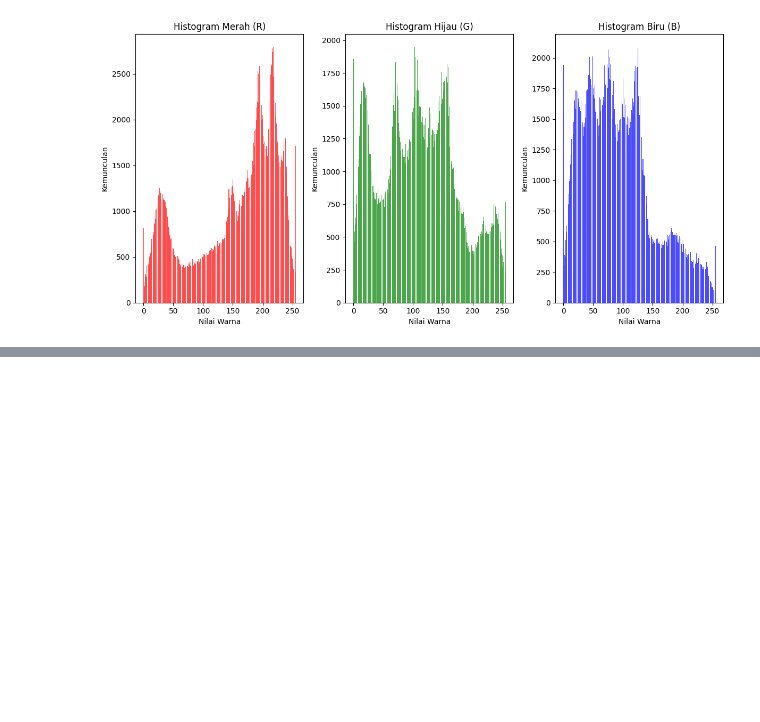
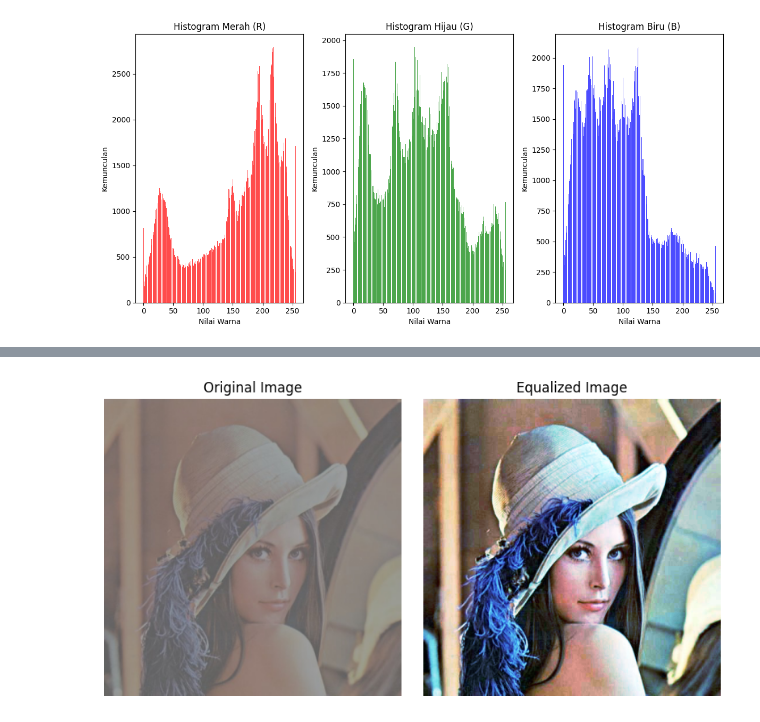
Before and after one commit to angelinannisa/pcvk, a Jupyter notebook: pcvkweek6.ipynb, the cells around one changed output, grey strips where cells are left out. Drawn from its saved outputs; the diff is of its cells as text; code cells hidden in the pictures; blank space fills up the shorter version.

```diff
--- a/pcvkweek6.ipynb
+++ b/pcvkweek6.ipynb
@@ -169,0 +138,99 @@ plt.show()
+# %%
+import cv2
+import matplotlib.pyplot as plt
+
+# Load the Lena image
+image = cv2.imread('/content/drive/MyDrive/PCVK/lena_lc.jpg')
+
+# Split the image into its RGB channels
+b, g, r = cv2.split(image)
+
+# Perform histogram equalization for each channel
+equalized_b = cv2.equalizeHist(b)
+equalized_g = cv2.equalizeHist(g)
+equalized_r = cv2.equalizeHist(r)
+
+# Merge the equalized channels back into an RGB image
+equalized_image = cv2.merge((equalized_b, equalized_g, equalized_r))
+
+# Calculate the histograms for the original and equalized images for each channel
+hist_b = cv2.calcHist([b], [0], None, [256], [0, 256])
+hist_g = cv2.calcHist([g], [0], None, [256], [0, 256])
+hist_r = cv2.calcHist([r], [0], None, [256], [0, 256])
+
+hist_equalized_b = cv2.calcHist([equalized_b], [0], None, [256], [0, 256])
+hist_equalized_g = cv2.calcHist([equalized_g], [0], None, [256], [0, 256])
+hist_equalized_r = cv2.calcHist([equalized_r], [0], None, [256], [0, 256])
+
+# Plot the original and equalized images
+plt.figure(figsize=(12, 8))
+
+# Original Image
+plt.subplot(2, 3, 1)
+plt.title("Original Image")
+plt.imshow(cv2.cvtColor(image, cv2.COLOR_BGR2RGB))
+plt.axis('off')
+
+# Equalized Image
+plt.subplot(2, 3, 2)
+plt.title("Equalized Image")
+plt.imshow(cv2.cvtColor(equalized_image, cv2.COLOR_BGR2RGB))
+plt.axis('off')
+
+# Display the plots
+plt.tight_layout()
+plt.show()
+
+# Plot the original and equalized histograms for each channel
+plt.figure(figsize=(12, 6))
+
+# Original Histograms
+plt.subplot(131)
+plt.title("Original Histogram (R)")
+plt.xlabel("Pixel Value")
+plt.ylabel("Frequency")
+plt.plot(hist_r, color='red')
+plt.xlim([0, 256])
+
+plt.subplot(132)
+plt.title("Original Histogram (G)")
+plt.xlabel("Pixel Value")
+plt.ylabel("Frequency")
+plt.plot(hist_g, color='green')
+plt.xlim([0, 256])
+
+plt.subplot(133)
+plt.title("Original Histogram (B)")
+plt.xlabel("Pixel Value")
+plt.ylabel("Frequency")
+plt.plot(hist_b, color='blue')
+plt.xlim([0, 256])
+
+# Equalized Histograms
+plt.figure(figsize=(12, 6))
+
+plt.subplot(131)
+plt.title("Equalized Histogram (R)")
+plt.xlabel("Pixel Value")
+plt.ylabel("Frequency")
+plt.plot(hist_equalized_r, color='red')
+plt.xlim([0, 256])
+
+plt.subplot(132)
+plt.title("Equalized Histogram (G)")
+plt.xlabel("Pixel Value")
+plt.ylabel("Frequency")
+plt.plot(hist_equalized_g, color='green')
+plt.xlim([0, 256])
+
+plt.subplot(133)
+plt.title("Equalized Histogram (B)")
+plt.xlabel("Pixel Value")
+plt.ylabel("Frequency")
+plt.plot(hist_equalized_b, color='blue')
+plt.xlim([0, 256])
+
+plt.tight_layout()
+plt.show()
+# %% [output]
+[figure, added]
```
Also changed, not shown: parts of 17 cells of this notebook.
